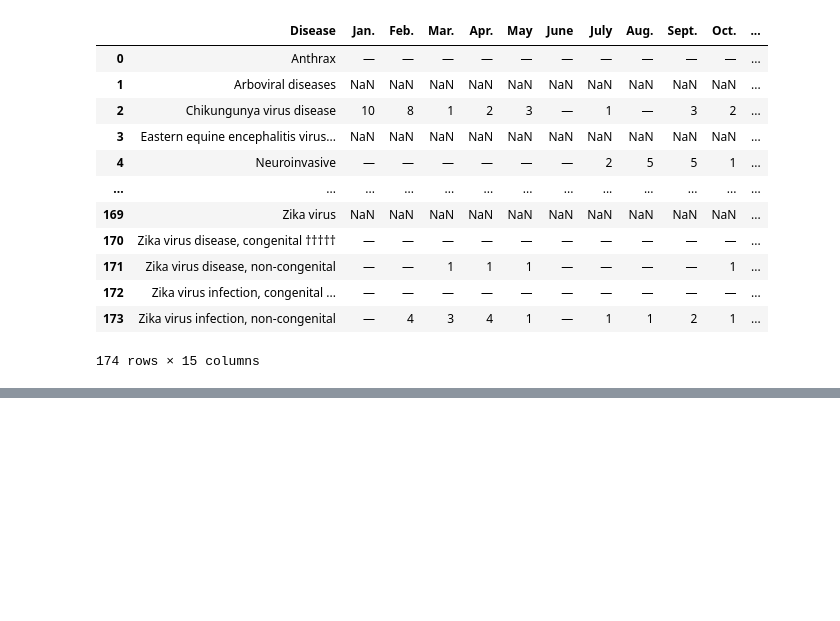
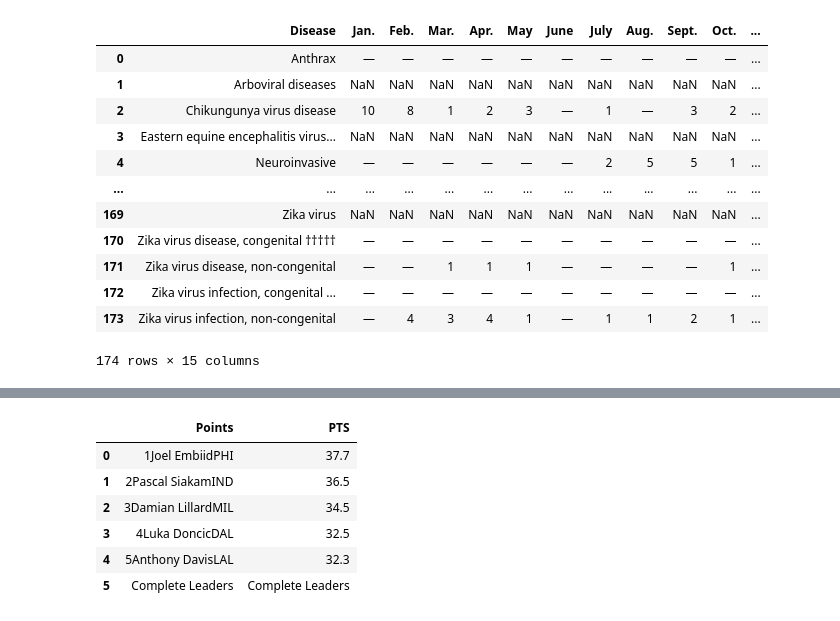
Before and after one commit to estevezb/python-examples, a Jupyter notebook: reading_different_file_types/reading_typical_tabular_files_v0.3.ipynb, the cells around one changed output, grey strips where cells are left out. Drawn from its saved outputs; the diff is of its cells as text; code cells hidden in the pictures; blank space fills up the shorter version.

```diff
--- a/reading_typical_tabular_files_v0.2.ipynb
+++ b/reading_different_file_types/reading_typical_tabular_files_v0.3.ipynb
@@ -368,0 +393,42 @@ itables.show(html_table_data)
+# %%
+from selenium import webdriver
+from selenium.webdriver.chrome.service import Service
+from selenium.webdriver.chrome.options import Options
+from webdriver_manager.chrome import ChromeDriverManager
+import pandas as pd
+import time
+
+
+# Setting up the Chrome WebDriver
+options = Options()
+# options.add_argument("--headless") # This option is often recommended for headless setups, meaning you use it if you do not want to see the browser open
+# options.add_argument("--disable-gpu")  # This option is often recommended for headless setups, meaning you use it if you do not want to see the browser open
+options.headless = True  # Run in headless mode
+service = Service(ChromeDriverManager().install())
+driver = webdriver.Chrome(service=service, options=options)
+
+# URL of the page
+url = 'https://www.espn.com/nba/stats'
+
+# Open the page
+driver.get(url)
+time.sleep(5)  # Wait for the page to load completely
+
+# Get the page source and read it with pandas
+html = driver.page_source
+dfs = pd.read_html(html)
+
+# Close the driver
+driver.quit()
+
+# Assuming the desired data is in the first table
+player_stats = dfs[0]
+player_stats
+# %% [output]
+|  | Points | PTS |
+| 0 | 1Joel EmbiidPHI | 37.7 |
+| 1 | 2Pascal SiakamIND | 36.5 |
+| 2 | 3Damian LillardMIL | 34.5 |
+| 3 | 4Luka DoncicDAL | 32.5 |
+| 4 | 5Anthony DavisLAL | 32.3 |
+| 5 | Complete Leaders | Complete Leaders |
```
Also changed, not shown: parts of 3 cells of this notebook, 4 other files.
